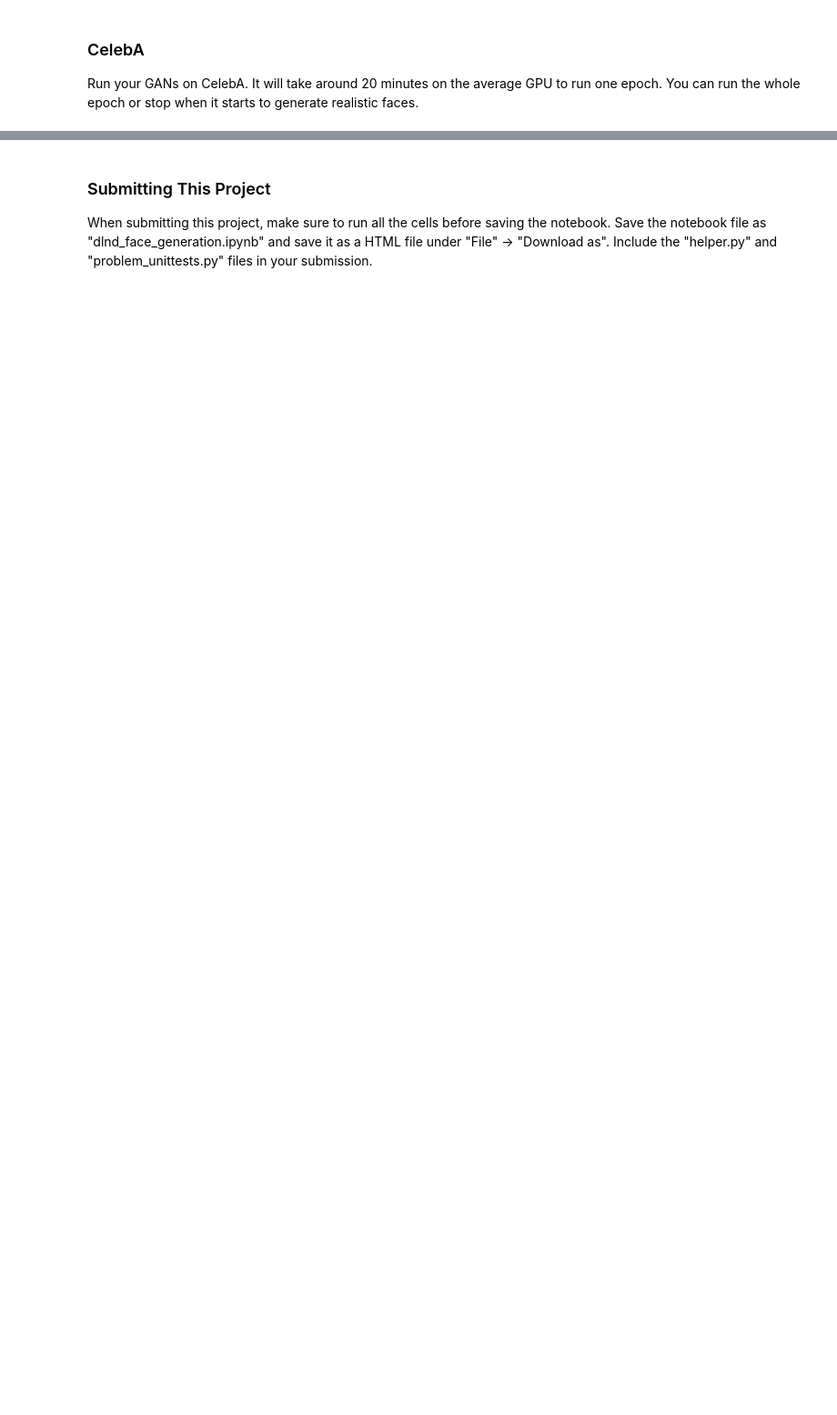
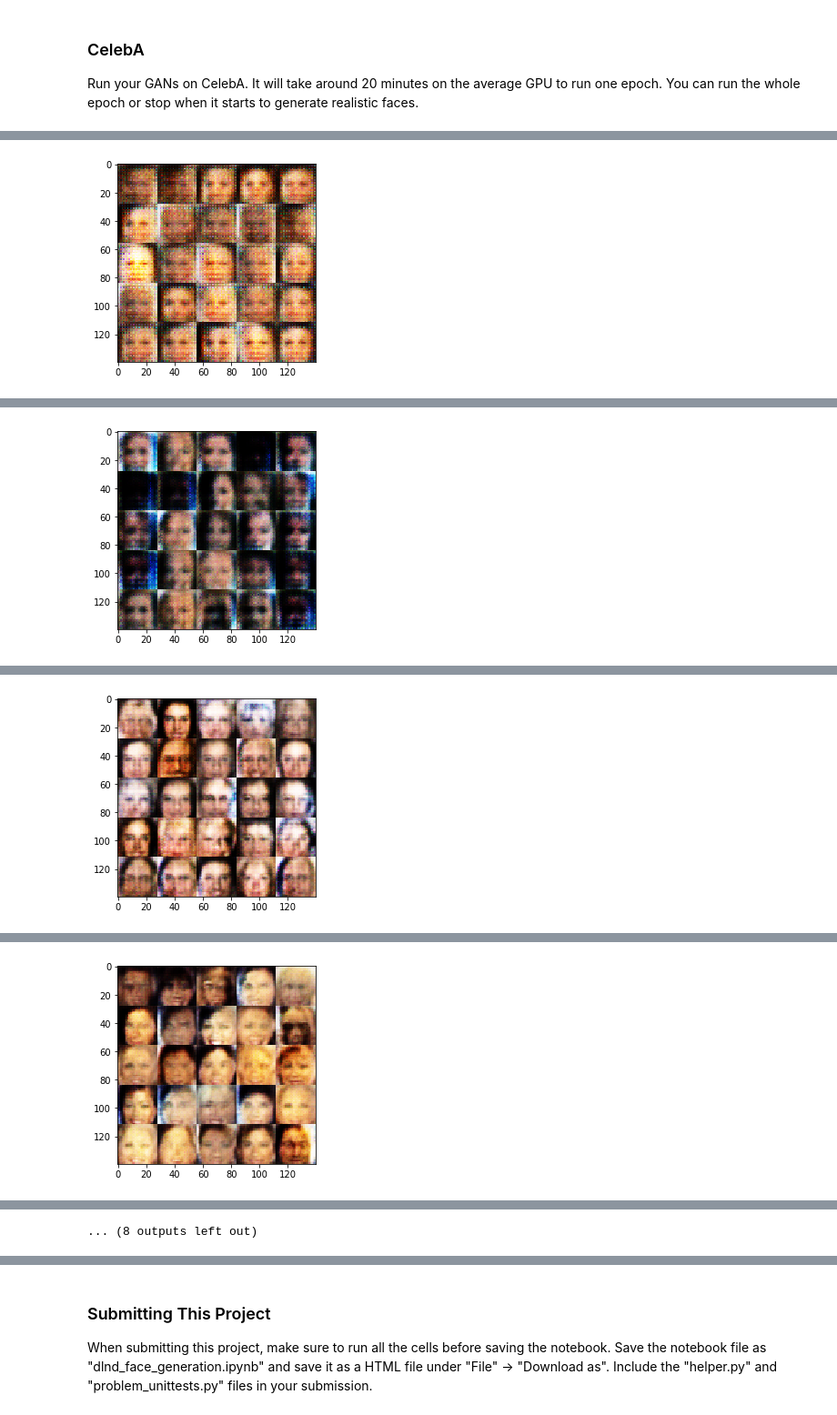
Before and after one commit to stasSajin/courses, a Jupyter notebook: udacity_deep_learning_specialization/module_4_GAN/face_generation/dlnd_face_generation.ipynb, the cells around one changed output, grey strips where cells are left out. Shown at 91% size. Drawn from its saved outputs; the diff is of its cells as text; code cells hidden in the pictures; blank space fills up the shorter version.

```diff
--- a/udacity_deep_learning_specialization/module_4_GAN/face_generation/dlnd_face_generation.ipynb
+++ b/udacity_deep_learning_specialization/module_4_GAN/face_generation/dlnd_face_generation.ipynb
@@ -332,11 +454,11 @@ with tf.Graph().as_default():
 ### CelebA
 Run your GANs on CelebA.  It will take around 20 minutes on the average GPU to run one epoch.  You can run the whole epoch or stop when it starts to generate realistic faces.
 # %%
-batch_size = None
-z_dim = None
-learning_rate = None
-beta1 = None
-
+batch_size = 64
+z_dim = 128
+learning_rate = 0.0001
+beta1 = 0.5
+losses = []
 
 """
 DON'T MODIFY ANYTHING IN THIS CELL THAT IS BELOW THIS LINE
@@ -347,3 +469,4 @@ celeba_dataset = helper.Dataset('celeba', glob(os.path.join(data_dir, 'img_align
 with tf.Graph().as_default():
     train(epochs, batch_size, z_dim, learning_rate, beta1, celeba_dataset.get_batches,
           celeba_dataset.shape, celeba_dataset.image_mode)
+# %% [output]
@@ -349,0 +474 @@ with tf.Graph().as_default():
+[figure, added]
@@ -349,0 +476 @@ with tf.Graph().as_default():
+[figure, added]
@@ -349,0 +478 @@ with tf.Graph().as_default():
+[figure, added]
@@ -349,0 +480 @@ with tf.Graph().as_default():
+[figure, added]
@@ -349,0 +485 @@ with tf.Graph().as_default():
+... (8 outputs left out)
```
Also changed, not shown: parts of 12 cells of this notebook.
